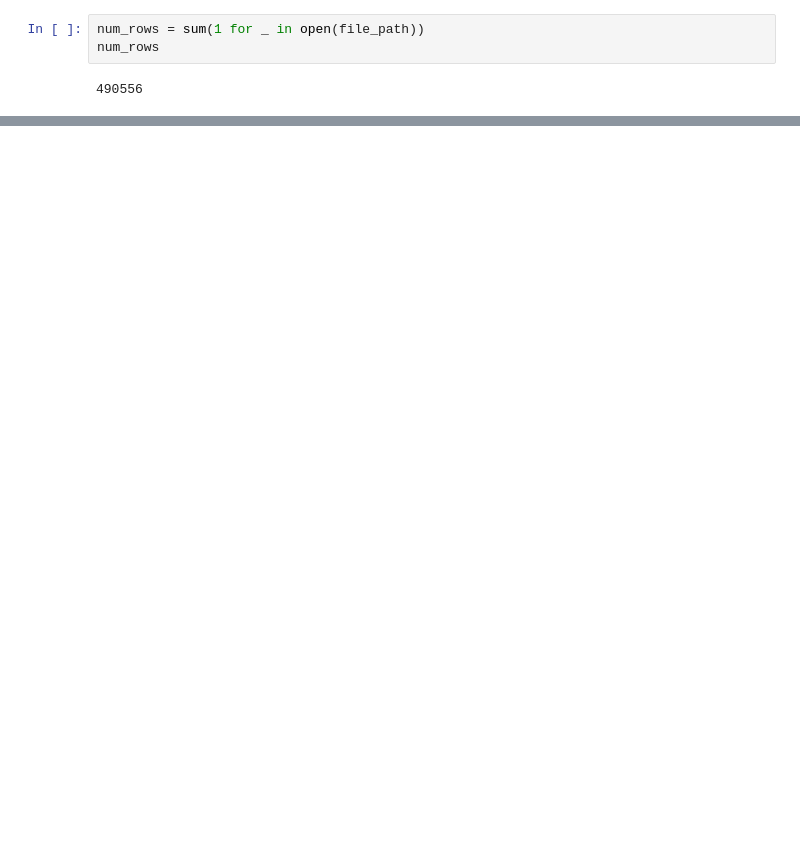
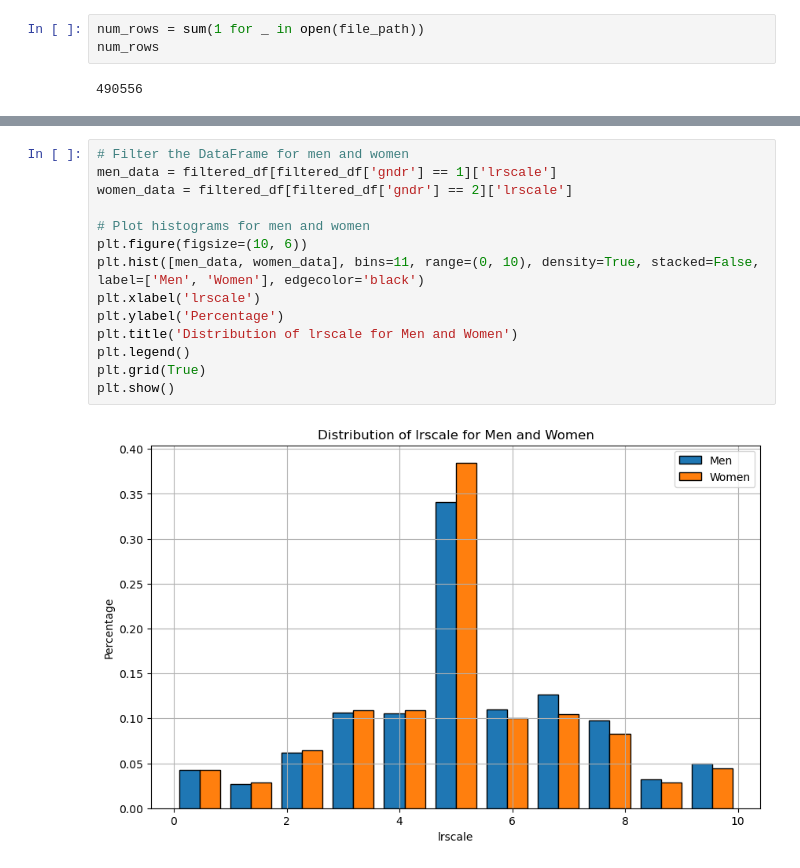
Before and after one commit to com-480-data-visualization/ChartToppers, a Jupyter notebook: EDA_ESS.ipynb, the cells around one changed output, grey strips where cells are left out. Drawn from its saved outputs; the diff is of its cells as text; blank space fills up the shorter version.

```diff
--- a/EDA_ESS.ipynb
+++ b/EDA_ESS.ipynb
@@ -53,0 +241,16 @@ array([ 3,  2,  5,  1, 99, 55, 88, 77,  4])
+# %%
+# Filter the DataFrame for men and women
+men_data = filtered_df[filtered_df['gndr'] == 1]['lrscale']
+women_data = filtered_df[filtered_df['gndr'] == 2]['lrscale']
+
+# Plot histograms for men and women
+plt.figure(figsize=(10, 6))
+plt.hist([men_data, women_data], bins=11, range=(0, 10), density=True, stacked=False, label=['Men', 'Women'], edgecolor='black')
+plt.xlabel('lrscale')
+plt.ylabel('Percentage')
+plt.title('Distribution of lrscale for Men and Women')
+plt.legend()
+plt.grid(True)
+plt.show()
+# %% [output]
+[figure, added]
```
Also changed, not shown: parts of 18 cells of this notebook, 1 other file.
